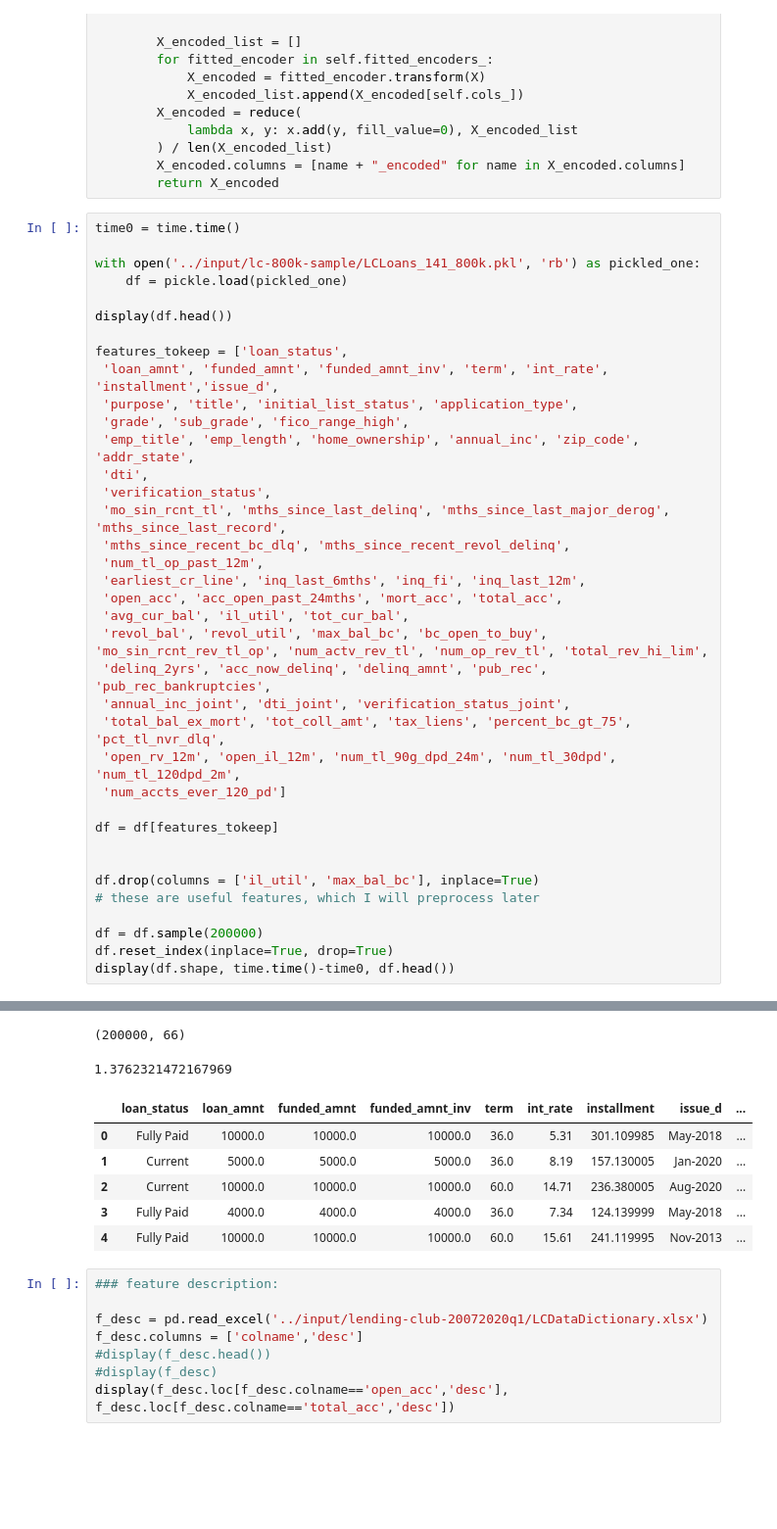
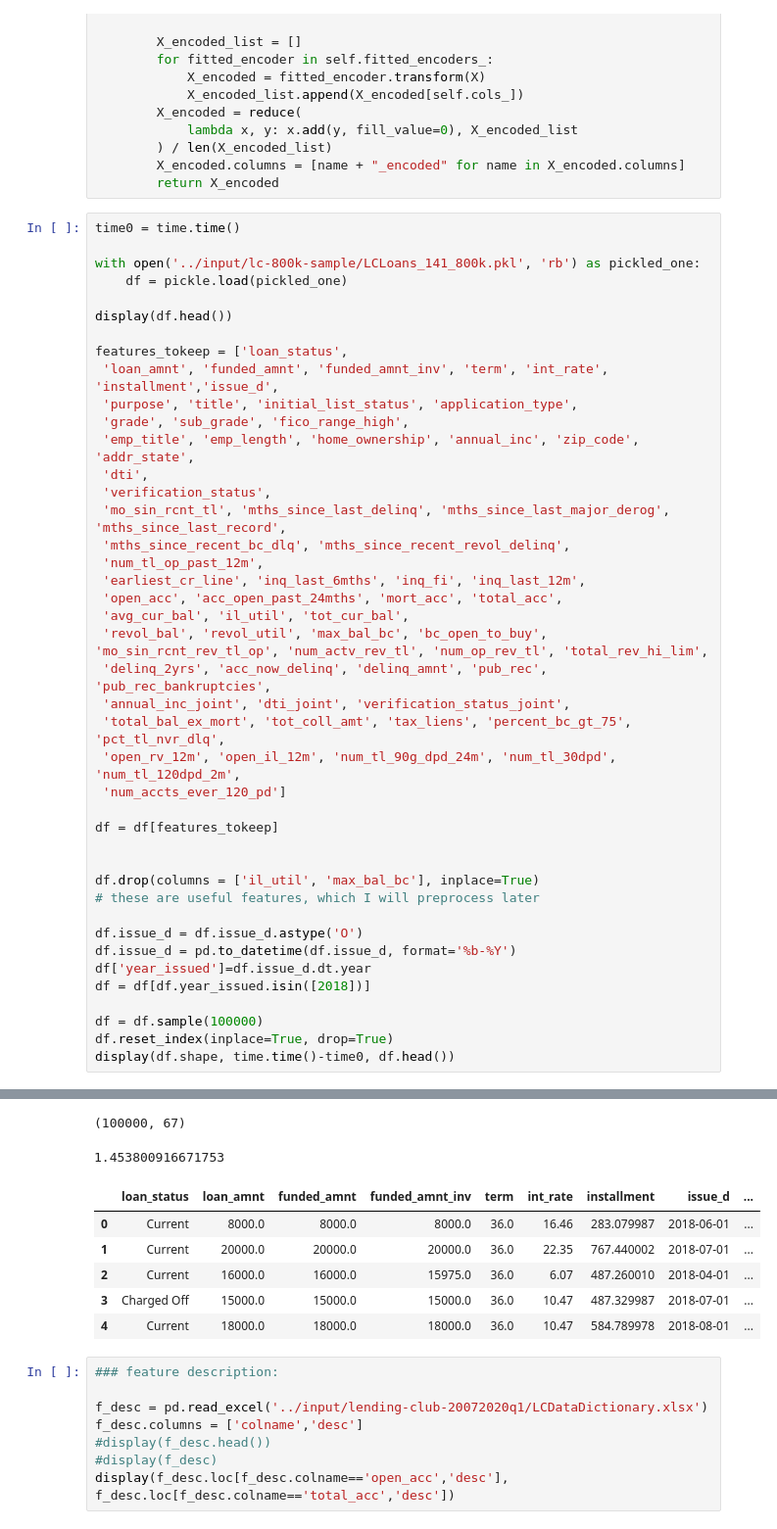
Before and after one commit to MykolaPinchuk/KaggleProjects, a Jupyter notebook: kp102-lc-loaddef.ipynb, the cells around one changed output, grey strips where cells are left out. Shown at 98% size. Saved outputs shown, nothing was run; the diff lists cells and outputs as text; blank space fills up the shorter version.

```diff
--- a/kp102-lc-loaddef.ipynb
+++ b/kp102-lc-loaddef.ipynb
@@ -116,41 +116,46 @@ features_tokeep = ['loan_status',
  'verification_status',
  'mo_sin_rcnt_tl', 'mths_since_last_delinq', 'mths_since_last_major_derog', 'mths_since_last_record',
  'mths_since_recent_bc_dlq', 'mths_since_recent_revol_delinq',
  'num_tl_op_past_12m',
  'earliest_cr_line', 'inq_last_6mths', 'inq_fi', 'inq_last_12m',
  'open_acc', 'acc_open_past_24mths', 'mort_acc', 'total_acc',
  'avg_cur_bal', 'il_util', 'tot_cur_bal',
  'revol_bal', 'revol_util', 'max_bal_bc', 'bc_open_to_buy', 'mo_sin_rcnt_rev_tl_op', 'num_actv_rev_tl', 'num_op_rev_tl', 'total_rev_hi_lim',
  'delinq_2yrs', 'acc_now_delinq', 'delinq_amnt', 'pub_rec', 'pub_rec_bankruptcies',
  'annual_inc_joint', 'dti_joint', 'verification_status_joint',
  'total_bal_ex_mort', 'tot_coll_amt', 'tax_liens', 'percent_bc_gt_75', 'pct_tl_nvr_dlq',
  'open_rv_12m', 'open_il_12m', 'num_tl_90g_dpd_24m', 'num_tl_30dpd', 'num_tl_120dpd_2m',
  'num_accts_ever_120_pd']
 
 df = df[features_tokeep]
 
 
 df.drop(columns = ['il_util', 'max_bal_bc'], inplace=True)
 # these are useful features, which I will preprocess later
 
-df = df.sample(200000)
+df.issue_d = df.issue_d.astype('O')
+df.issue_d = pd.to_datetime(df.issue_d, format='%b-%Y')
+df['year_issued']=df.issue_d.dt.year
+df = df[df.year_issued.isin([2018])]
+
+df = df.sample(100000)
 df.reset_index(inplace=True, drop=True)
 display(df.shape, time.time()-time0, df.head())
 # %% [output]
 |  | id | loan_amnt | funded_amnt | funded_amnt_inv | term | int_rate | installment | grade | sub_grade | ... |
 | 2 | 1077175 | 2400.0 | 2400.0 | 2400.0 | 36.0 | 15.96 | 84.330002 | C | C5 | ... |
 | 8 | 1071795 | 5600.0 | 5600.0 | 5600.0 | 60.0 | 21.28 | 152.389999 | F | F2 | ... |
 | 11 | 1069908 | 12000.0 | 12000.0 | 12000.0 | 36.0 | 12.69 | 402.540009 | B | B5 | ... |
 | 13 | 1069866 | 3000.0 | 3000.0 | 3000.0 | 36.0 | 9.91 | 96.680000 | B | B1 | ... |
 | 16 | 1065775 | 10000.0 | 10000.0 | 10000.0 | 36.0 | 15.27 | 347.980011 | C | C4 | ... |
-(200000, 66)
+(100000, 67)
-1.3762321472167969
+1.453800916671753
 |  | loan_status | loan_amnt | funded_amnt | funded_amnt_inv | term | int_rate | installment | issue_d | ... |
-| 0 | Fully Paid | 10000.0 | 10000.0 | 10000.0 | 36.0 | 5.31 | 301.109985 | May-2018 | ... |
-| 1 | Current | 5000.0 | 5000.0 | 5000.0 | 36.0 | 8.19 | 157.130005 | Jan-2020 | ... |
-| 2 | Current | 10000.0 | 10000.0 | 10000.0 | 60.0 | 14.71 | 236.380005 | Aug-2020 | ... |
-| 3 | Fully Paid | 4000.0 | 4000.0 | 4000.0 | 36.0 | 7.34 | 124.139999 | May-2018 | ... |
-| 4 | Fully Paid | 10000.0 | 10000.0 | 10000.0 | 60.0 | 15.61 | 241.119995 | Nov-2013 | ... |
+| 0 | Current | 8000.0 | 8000.0 | 8000.0 | 36.0 | 16.46 | 283.079987 | 2018-06-01 | ... |
+| 1 | Current | 20000.0 | 20000.0 | 20000.0 | 36.0 | 22.35 | 767.440002 | 2018-07-01 | ... |
+| 2 | Current | 16000.0 | 16000.0 | 15975.0 | 36.0 | 6.07 | 487.260010 | 2018-04-01 | ... |
+| 3 | Charged Off | 15000.0 | 15000.0 | 15000.0 | 36.0 | 10.47 | 487.329987 | 2018-07-01 | ... |
+| 4 | Current | 18000.0 | 18000.0 | 18000.0 | 36.0 | 10.47 | 584.789978 | 2018-08-01 | ... |
 # %%
 ### feature description:
 
```
Also changed, not shown: parts of 31 cells of this notebook.
